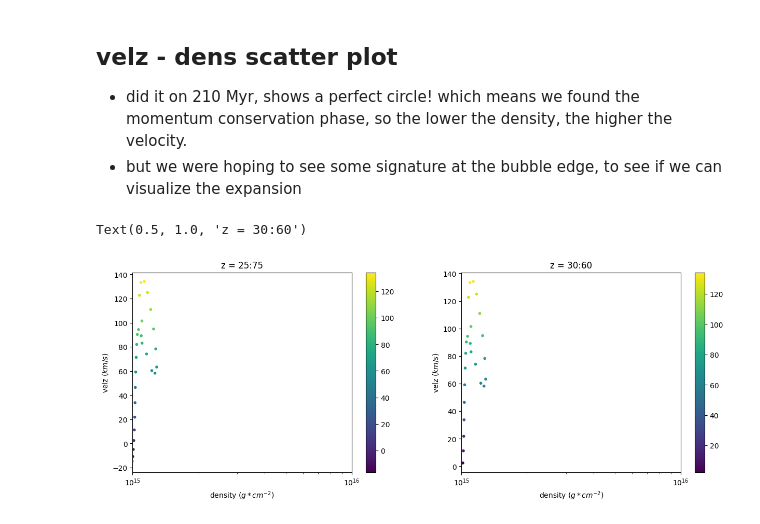
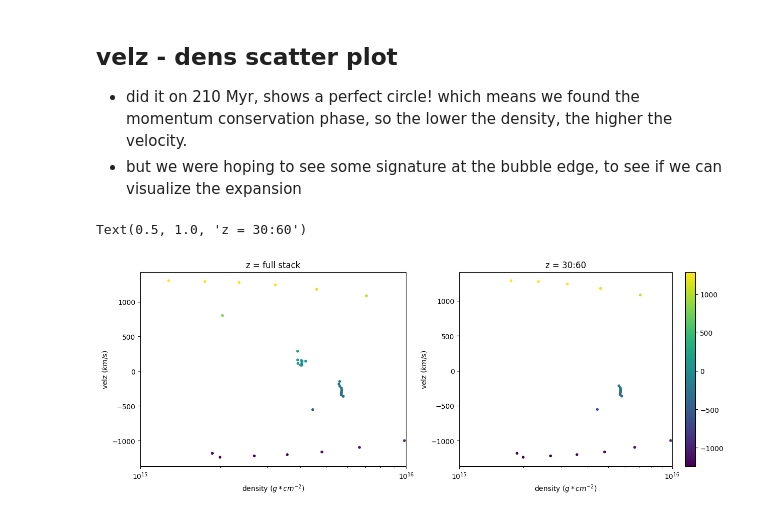
Before and after one commit to Joycelyn-Chen/AstroSegTrack, a Jupyter notebook: analysis/SB230/shockwave_vel.ipynb, the cells around one changed output. Saved outputs shown, nothing was run; the diff lists cells and outputs as text; code cells hidden in the pictures.

```diff
--- a/analysis/SB230/shockwave_vel.ipynb
+++ b/analysis/SB230/shockwave_vel.ipynb
@@ -476,34 +479,41 @@ fig.legend()
 # %%
 f = plt.figure(figsize=(15, 5))
 ax = f.add_subplot(121)
 ax2 = f.add_subplot(122)
 
-lower_b = 25
-upper_b = 75
-LoS_velz = new_velz[center_x, center_y, lower_b:upper_b].T[::]
-LoS_coldens = new_dens[center_x, center_y, lower_b:upper_b].T[::]
+# with lower and upper boundaries
+# lower_b = 25
+# upper_b = 75
+# LoS_velz = new_velz[center_x, center_y, lower_b:upper_b].T[::]
+# LoS_coldens = new_dens[center_x, center_y, lower_b:upper_b].T[::]
+LoS_velz = new_velz[center_x, center_y, : ].T[::]
+LoS_coldens = new_dens[center_x, center_y, : ].T[::]
+
 
 im1 = ax.scatter(LoS_coldens, LoS_velz, marker=".", c = LoS_velz, cmap="viridis")
-f.colorbar(im1)
+# f.colorbar(im1)
 ax.set_xscale('log')
 ax.set_xlabel('density ($g*cm^{-2}$)')
 ax.set_ylabel('velz ($km/s$)')
 ax.set_xlim((1e15, 1e16))
-ax.set_title('z = 25:75')
+ax.set_title('z = full stack')
+
+
+# slicing the middle portion
 
 lower_b = 30
 upper_b = 60
 LoS_velz = new_velz[center_x, center_y, lower_b:upper_b].T[::]
 LoS_coldens = new_dens[center_x, center_y, lower_b:upper_b].T[::]
 
 # plt.subplot(1, 2, 2)
 im2 = ax2.scatter(LoS_coldens, LoS_velz, marker=".", c = LoS_velz, cmap="viridis")
 f.colorbar(im2)
 ax2.set_xscale('log')
 ax2.set_xlabel('density ($g*cm^{-2}$)')
 ax2.set_ylabel('velz ($km/s$)')
 ax2.set_xlim((1e15, 1e16))
 ax2.set_title('z = 30:60')
 # %% [output]
 Text(0.5, 1.0, 'z = 30:60')
-[figure, old version]
+[figure, new version]
```
Also changed, not shown: parts of 4 cells of this notebook.
